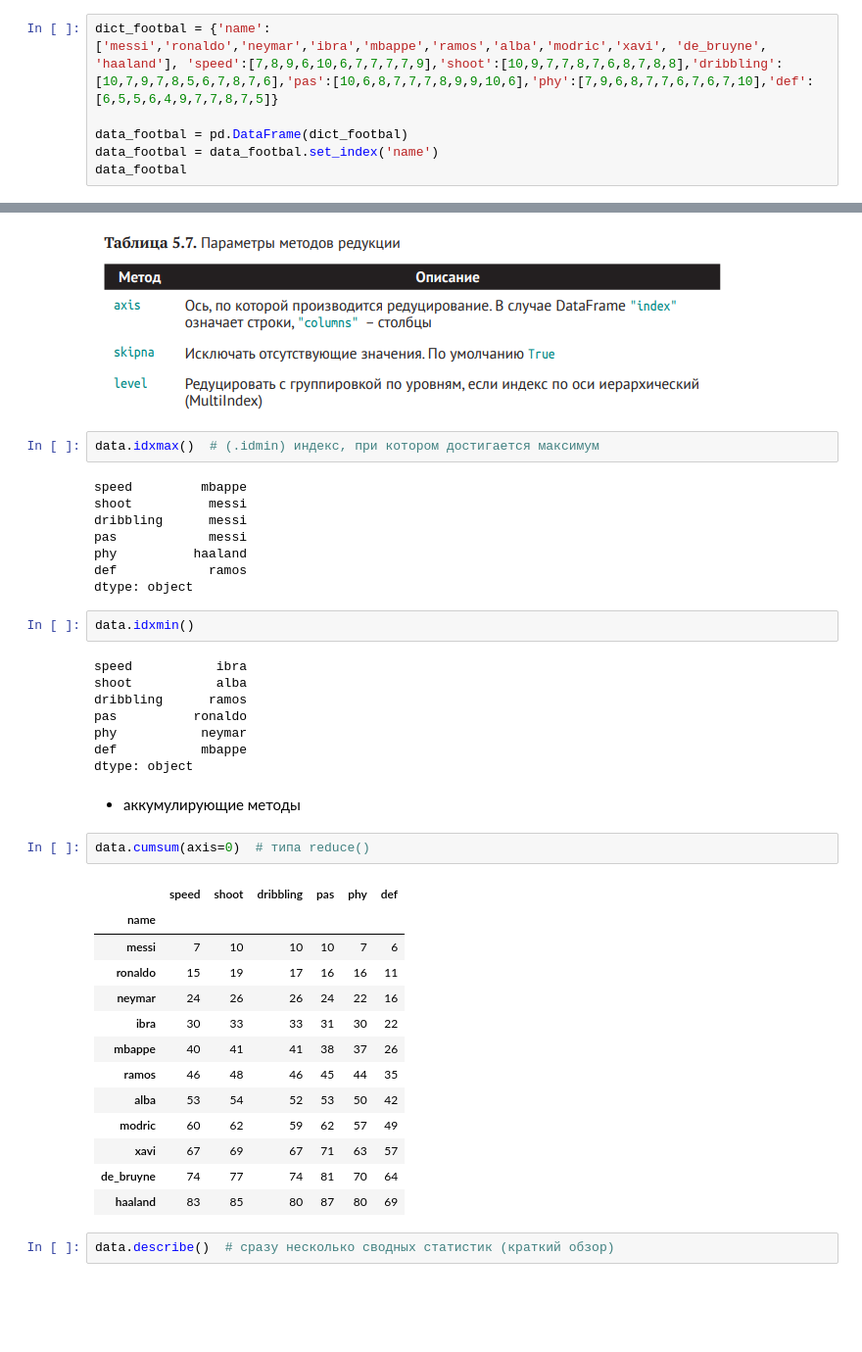
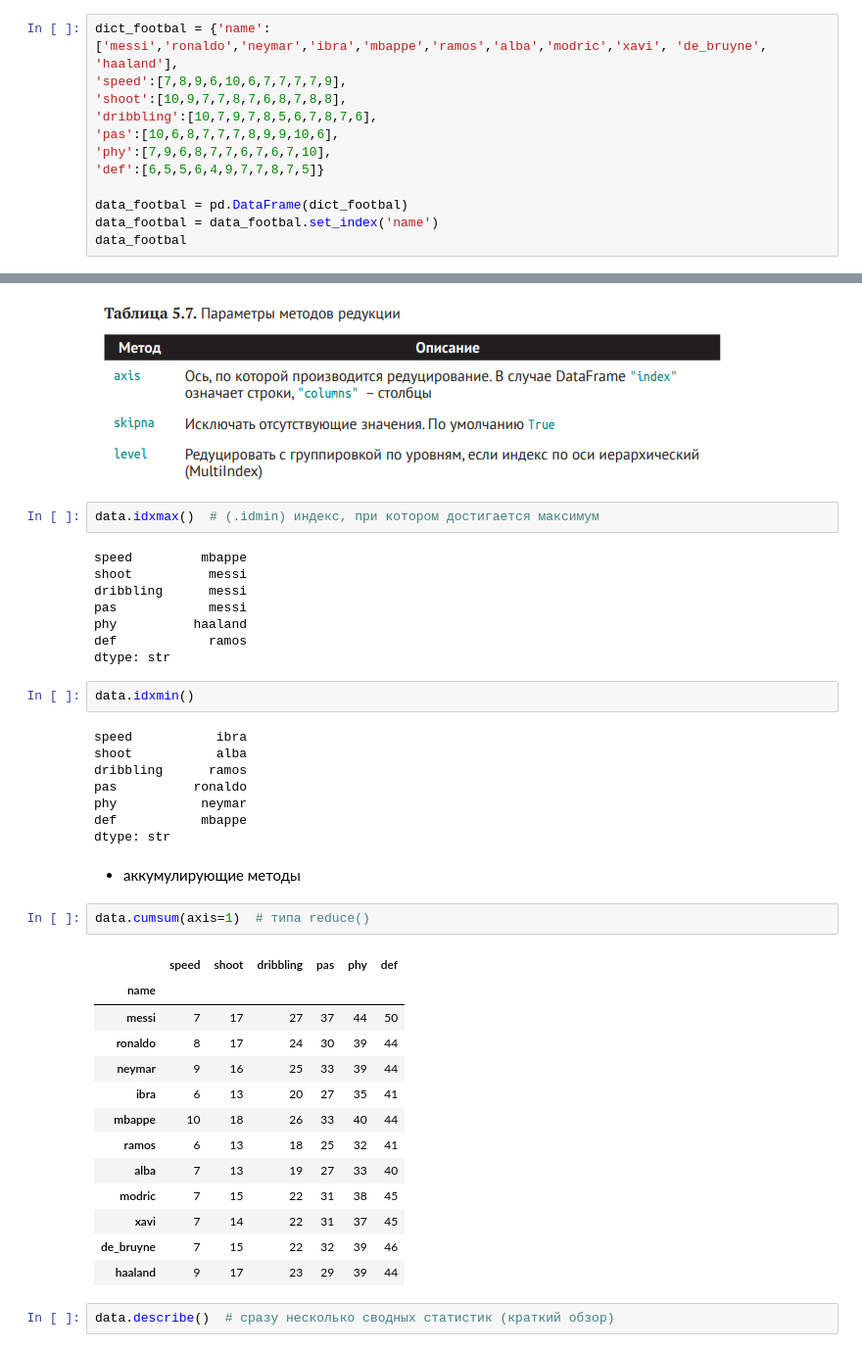
Before and after one commit to theneverwhere/tutorial_pandas, a Jupyter notebook: pandas_notebooks/pandas_03_work_with_data.ipynb, the cells around one changed output, grey strips where cells are left out. Shown at 98% size. Drawn from its saved outputs; the diff is of its cells as text; blank space fills up the shorter version.

```diff
--- a/pandas_notebooks/pandas_03_work_with_data.ipynb
+++ b/pandas_notebooks/pandas_03_work_with_data.ipynb
@@ -3,7 +3,13 @@
 # %%
 import pandas as pd
 # %%
-dict_footbal = {'name':['messi','ronaldo','neymar','ibra','mbappe','ramos','alba','modric','xavi', 'de_bruyne', 'haaland'], 'speed':[7,8,9,6,10,6,7,7,7,7,9],'shoot':[10,9,7,7,8,7,6,8,7,8,8],'dribbling':[10,7,9,7,8,5,6,7,8,7,6],'pas':[10,6,8,7,7,7,8,9,9,10,6],'phy':[7,9,6,8,7,7,6,7,6,7,10],'def':[6,5,5,6,4,9,7,7,8,7,5]}
+dict_footbal = {'name':['messi','ronaldo','neymar','ibra','mbappe','ramos','alba','modric','xavi', 'de_bruyne', 'haaland'],
+'speed':[7,8,9,6,10,6,7,7,7,7,9],
+'shoot':[10,9,7,7,8,7,6,8,7,8,8],
+'dribbling':[10,7,9,7,8,5,6,7,8,7,6],
+'pas':[10,6,8,7,7,7,8,9,9,10,6],
+'phy':[7,9,6,8,7,7,6,7,6,7,10],
+'def':[6,5,5,6,4,9,7,7,8,7,5]}
 
 data_footbal = pd.DataFrame(dict_footbal)
 data_footbal = data_footbal.set_index('name')
@@ -90,7 +96,7 @@ dribbling      messi
 pas            messi
 phy          haaland
 def            ramos
-dtype: object
+dtype: str
 # %%
 data.idxmin()
 # %% [output]
@@ -100,25 +106,25 @@ dribbling      ramos
 pas          ronaldo
 phy           neymar
 def           mbappe
-dtype: object
+dtype: str
 # %% [markdown]
 - аккумулирующие методы
 # %%
-data.cumsum(axis=0)  # типа reduce()
+data.cumsum(axis=1)  # типа reduce()
 # %% [output]
 |  | speed | shoot | dribbling | pas | phy | def |
 | name |  |  |  |  |  |  |
-| messi | 7 | 10 | 10 | 10 | 7 | 6 |
-| ronaldo | 15 | 19 | 17 | 16 | 16 | 11 |
-| neymar | 24 | 26 | 26 | 24 | 22 | 16 |
-| ibra | 30 | 33 | 33 | 31 | 30 | 22 |
-| mbappe | 40 | 41 | 41 | 38 | 37 | 26 |
-| ramos | 46 | 48 | 46 | 45 | 44 | 35 |
-| alba | 53 | 54 | 52 | 53 | 50 | 42 |
-| modric | 60 | 62 | 59 | 62 | 57 | 49 |
-| xavi | 67 | 69 | 67 | 71 | 63 | 57 |
-| de_bruyne | 74 | 77 | 74 | 81 | 70 | 64 |
-| haaland | 83 | 85 | 80 | 87 | 80 | 69 |
+| messi | 7 | 17 | 27 | 37 | 44 | 50 |
+| ronaldo | 8 | 17 | 24 | 30 | 39 | 44 |
+| neymar | 9 | 16 | 25 | 33 | 39 | 44 |
+| ibra | 6 | 13 | 20 | 27 | 35 | 41 |
+| mbappe | 10 | 18 | 26 | 33 | 40 | 44 |
+| ramos | 6 | 13 | 18 | 25 | 32 | 41 |
+| alba | 7 | 13 | 19 | 27 | 33 | 40 |
+| modric | 7 | 15 | 22 | 31 | 38 | 45 |
+| xavi | 7 | 14 | 22 | 31 | 37 | 45 |
+| de_bruyne | 7 | 15 | 22 | 32 | 39 | 46 |
+| haaland | 9 | 17 | 23 | 29 | 39 | 44 |
 # %%
 data.describe()  # cразу несколько сводных статистик (краткий обзор)
 # %% [output]
```
Also changed, not shown: parts of 18 cells of this notebook, 10 other files.
